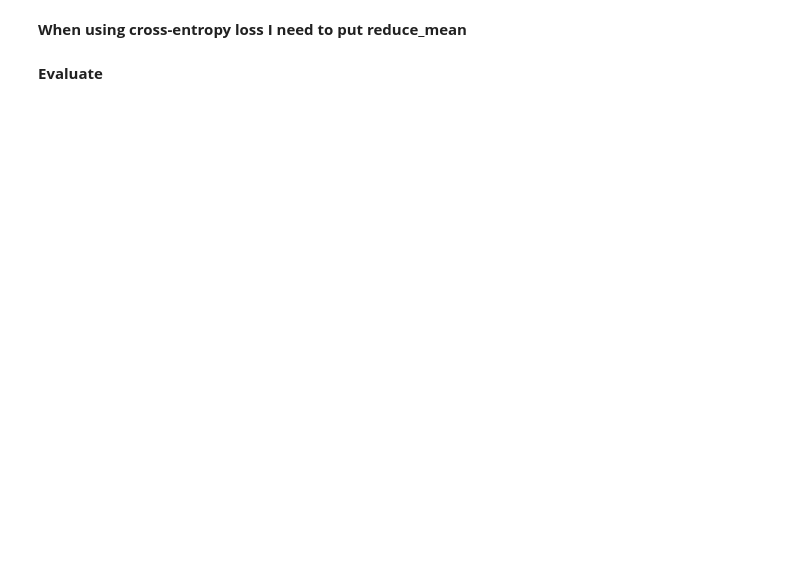
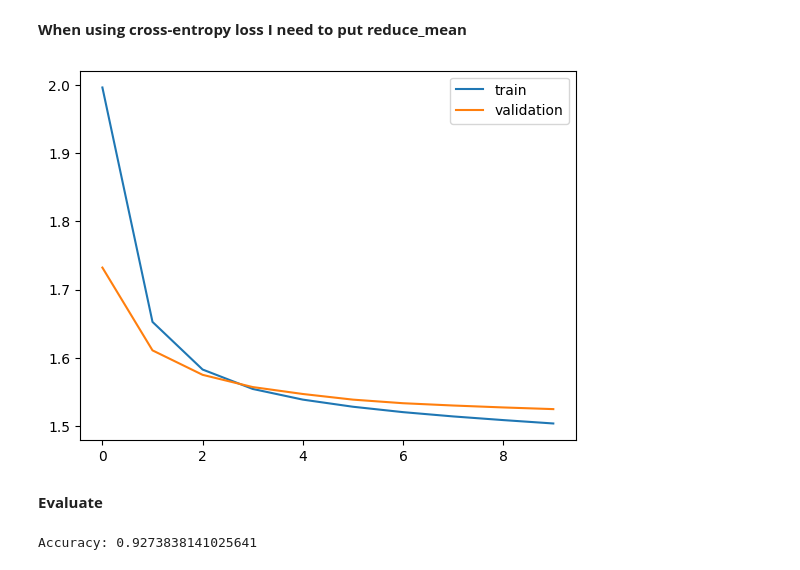
Before and after one commit to bsc-quantic/tn4ml, a Jupyter notebook: docs/source/notebooks/mnist_classification.ipynb, the cells around one changed output. Saved outputs shown, nothing was run; the diff lists cells and outputs as text; code cells hidden in the pictures; blank space fills up the shorter version.

Commit message:
mnist classification example

```diff
--- a/docs/source/notebooks/mnist_classification.ipynb
+++ b/docs/source/notebooks/mnist_classification.ipynb
@@ -127,11 +159,11 @@ def MSE_loss(*args, **kwargs):
 # training parameters
 optimizer = optax.adam
 strategy = 'global'
-loss = MSE
+loss = MSE_loss
 train_type = 1
-#embedding = original_inverse(p=3)
-embedding = trigonometric()
-learning_rate = 5e-5
+embedding = polynomial(degree=2) # if using randn
+#embedding = trigonometric() # if using rand_unitary
+learning_rate = 1e-4
 
 # Exponential decay of the learning rate.
 scheduler = optax.exponential_decay(
@@ -150,8 +182,8 @@ gradient_transforms = [
 # %%
 model.configure(optimizer=optimizer, strategy=strategy, loss=loss, train_type=train_type, learning_rate=learning_rate)
 # %%
-epochs = 100
-batch_size = 256
+epochs = 10
+batch_size = 64
 # %%
 history = model.train(train_inputs,
                     targets = train_targets,
@@ -161,6 +193,8 @@ history = model.train(train_inputs,
                     batch_size = batch_size,
                     embedding = embedding,
                     normalize = True,
-                    cache=True,
+                    cache=False, # for now True not working for classification
+                    display_val_acc=True,
+                    val_batch_size=64,
                     dtype = jnp.float64)
 # %%
@@ -168,22 +202,25 @@ model.configure(gradient_transforms=gradient_transforms)
 # %%
 epochs = 280
 # %%
-history = model.train(train_inputs,
-                    targets = train_targets,
-                    val_inputs = val_inputs,
-                    val_targets = val_targets,
-                    epochs = epochs,
-                    batch_size = batch_size,
-                    embedding = embedding,
-                    normalize = True,
-                    cache=True,
-                    dtype = jnp.float64)
+# history = model.train(train_inputs,
+#                     targets = train_targets,
+#                     val_inputs = val_inputs,
+#                     val_targets = val_targets,
+#                     epochs = epochs,
+#                     batch_size = batch_size,
+#                     embedding = embedding,
+#                     normalize = True,
+#                     cache=False,
+#                     dtype = jnp.float64)
 # %%
 import matplotlib.pyplot as plt
 # plot loss
+plt.figure()
 plt.plot(range(len(model.history['loss'])), model.history['loss'], label='train')
 plt.plot(range(len(model.history['val_loss'])), model.history['val_loss'], label='validation')
 plt.legend()
 plt.show()
+# %% [output]
+[figure, added]
 # %%
 # save the model
@@ -194,18 +231,21 @@ plt.show()
 from tn4ml.models.model import _batch_iterator
 # %%
 batch_size = 64
-correct_predictions = 0; total_loss = 0
-
+correct_predictions = 0
+num_samples = 0
 for batch_data in _batch_iterator(test_inputs, test_targets, batch_size=batch_size):
     x, y = batch_data
     x = jnp.array(x, dtype=jnp.float64)
     y = jnp.array(y, dtype=jnp.float64)
 
-    y_pred = jnp.squeeze(jnp.array(jax.vmap(model.predict, in_axes=(0, None, None))(x, embedding, False)[0]))
+    y_pred = jnp.squeeze(jnp.array(jax.vmap(model.predict, in_axes=(0, None, None))(x, embedding, False)))
     predicted = jnp.argmax(y_pred, axis=-1)
     true = jnp.argmax(y, axis=-1)
 
-    correct_predictions += jnp.sum(predicted == true).item() / batch_size
+    correct_predictions += jnp.sum(predicted ==true).item()
+    num_samples += y_pred.shape[0]
 
-accuracy = correct_predictions / (len(test_targets)//batch_size)
+accuracy = correct_predictions / num_samples
 print(f"Accuracy: {accuracy}")
+# %% [output]
+Accuracy: 0.9273838141025641
```
Also changed, not shown: parts of 15 cells of this notebook.
